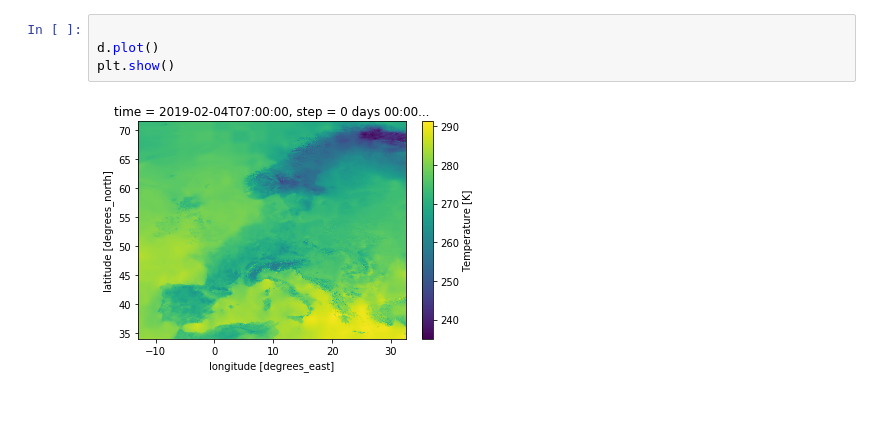
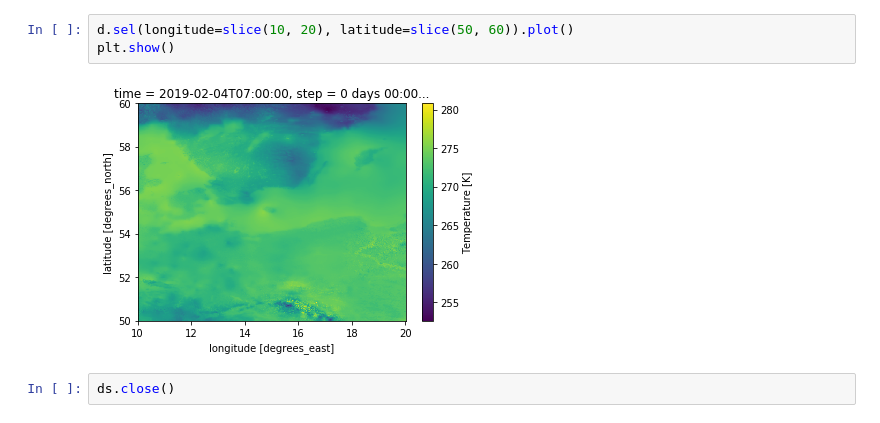
Before and after one commit to andrejsim/test-analytic, a Jupyter notebook: python/notebook.ipynb, the cells around one changed output. Saved outputs shown, nothing was run; the diff lists cells and outputs as text.

```diff
--- a/python/notebook.ipynb
+++ b/python/notebook.ipynb
@@ -47,9 +46,10 @@ Attributes:
     long_name:                                Temperature
     units:                                    K
     standard_name:                            air_temperature
-# %%
-
-d.plot()
-plt.show()
-# %% [output]
-[figure, removed]
+# %%
+d.sel(longitude=slice(10, 20), latitude=slice(50, 60)).plot()
+plt.show()
+# %% [output]
+[figure, added]
+# %%
+ds.close()
```
Also changed, not shown: parts of 2 cells of this notebook, 5 other files.
